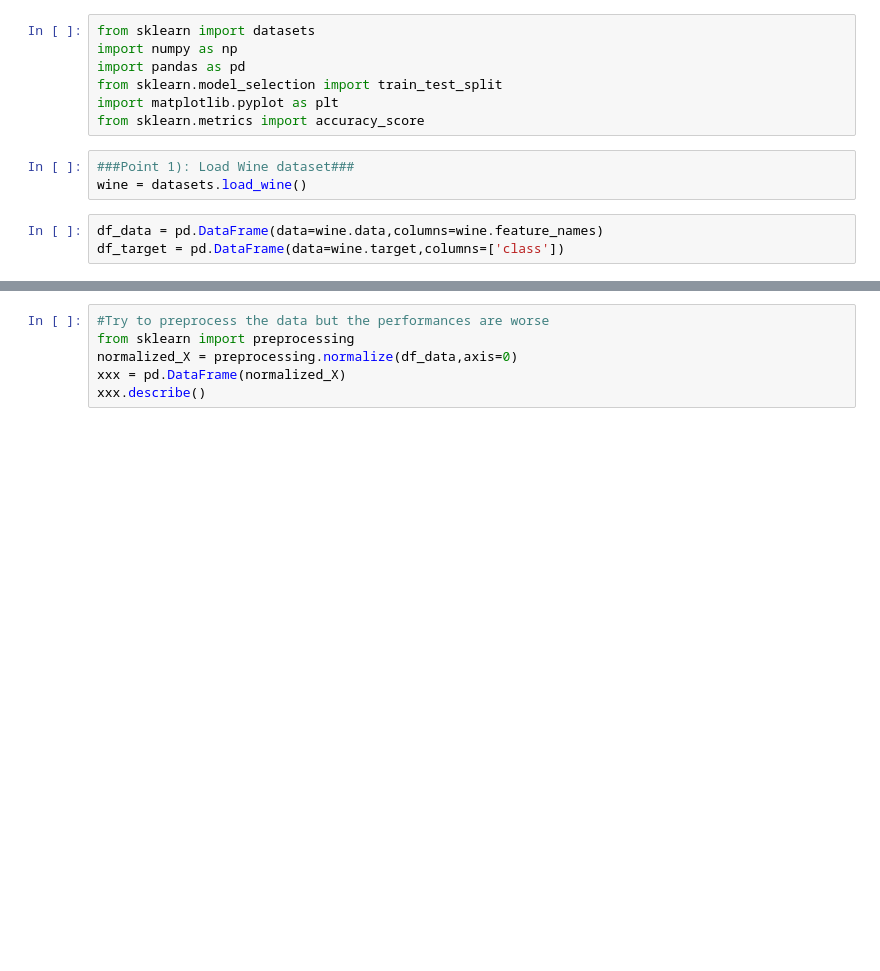
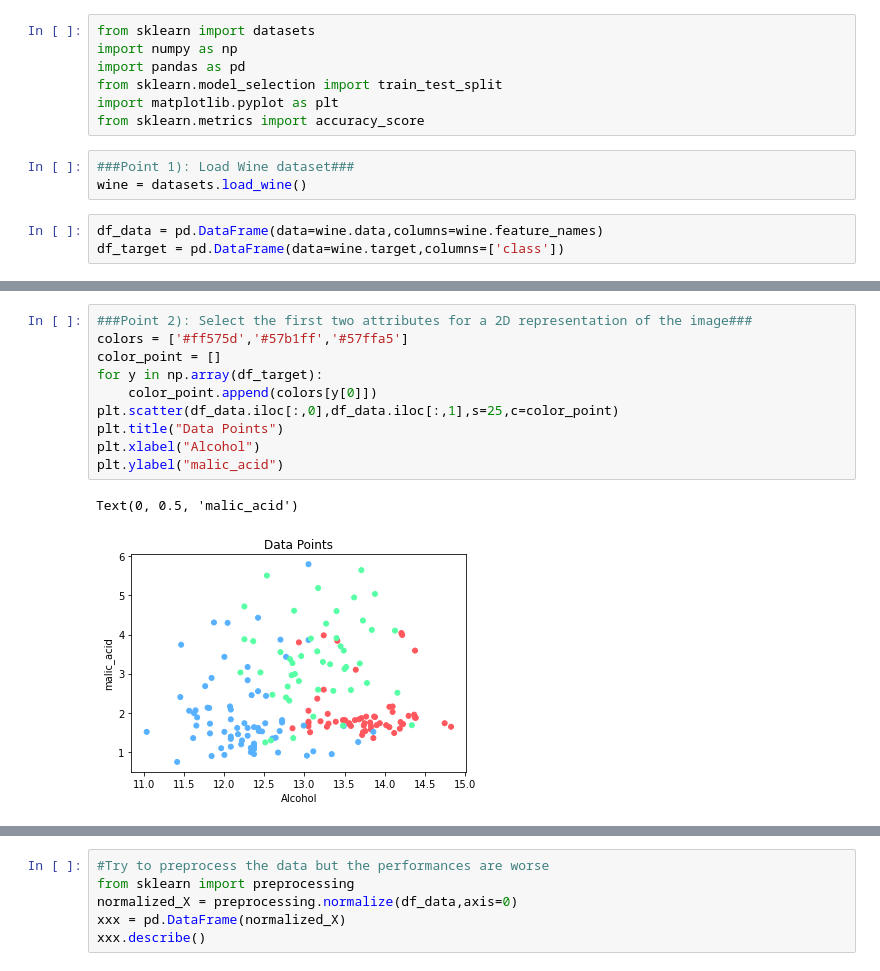
Before and after one commit to MauriVass/MachineLearning-DeepLearningCourse, a Jupyter notebook: HM1/HM1.ipynb, the cells around one changed output, grey strips where cells are left out. Saved outputs shown, nothing was run; the diff lists cells and outputs as text; blank space fills up the shorter version.

```diff
--- a/HM1/HM1.ipynb
+++ b/HM1/HM1.ipynb
@@ -13,0 +38,13 @@ df_target = pd.DataFrame(data=wine.target,columns=['class'])
+# %%
+###Point 2): Select the first two attributes for a 2D representation of the image###
+colors = ['#ff575d','#57b1ff','#57ffa5']
+color_point = []
+for y in np.array(df_target):
+    color_point.append(colors[y[0]])
+plt.scatter(df_data.iloc[:,0],df_data.iloc[:,1],s=25,c=color_point)
+plt.title("Data Points")
+plt.xlabel("Alcohol")
+plt.ylabel("malic_acid")
+# %% [output]
+Text(0, 0.5, 'malic_acid')
+[figure, added]
```
Also changed, not shown: parts of 44 cells of this notebook, 1 other file.
